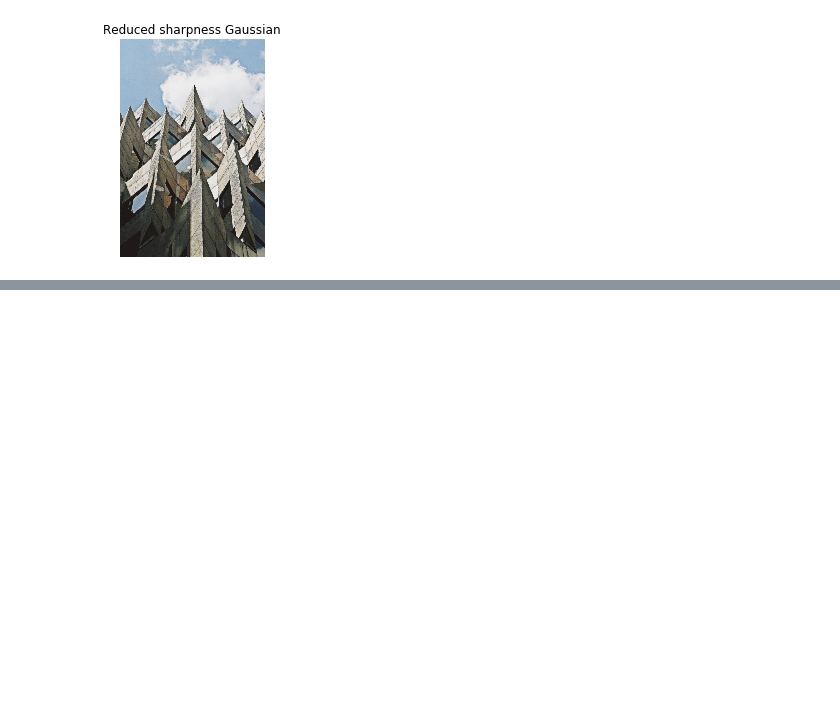
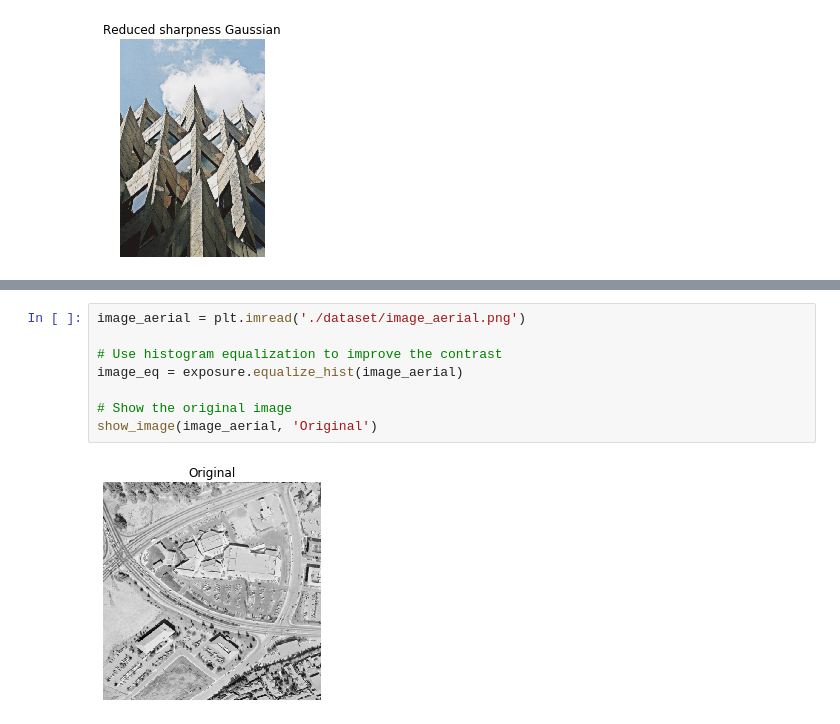
Before and after one commit to goodboychan/datacamp_repo, a Jupyter notebook: Image.Processing.in.Python/Filters-Contrast-Transformation-and-Morphology.ipynb, the cells around one changed output, grey strips where cells are left out. Drawn from its saved outputs; the diff is of its cells as text; blank space fills up the shorter version.

```diff
--- a/Image.Processing.in.Python/Filters-Contrast-Transformation-and-Morphology.ipynb
+++ b/Image.Processing.in.Python/Filters-Contrast-Transformation-and-Morphology.ipynb
@@ -74,0 +115,10 @@ show_image(gaussian_image, 'Reduced sharpness Gaussian')
+# %%
+image_aerial = plt.imread('./dataset/image_aerial.png')
+
+# Use histogram equalization to improve the contrast
+image_eq = exposure.equalize_hist(image_aerial)
+
+# Show the original image
+show_image(image_aerial, 'Original')
+# %% [output]
+[figure, added]
```
Also changed, not shown: parts of 30 cells of this notebook, 1 other file.
